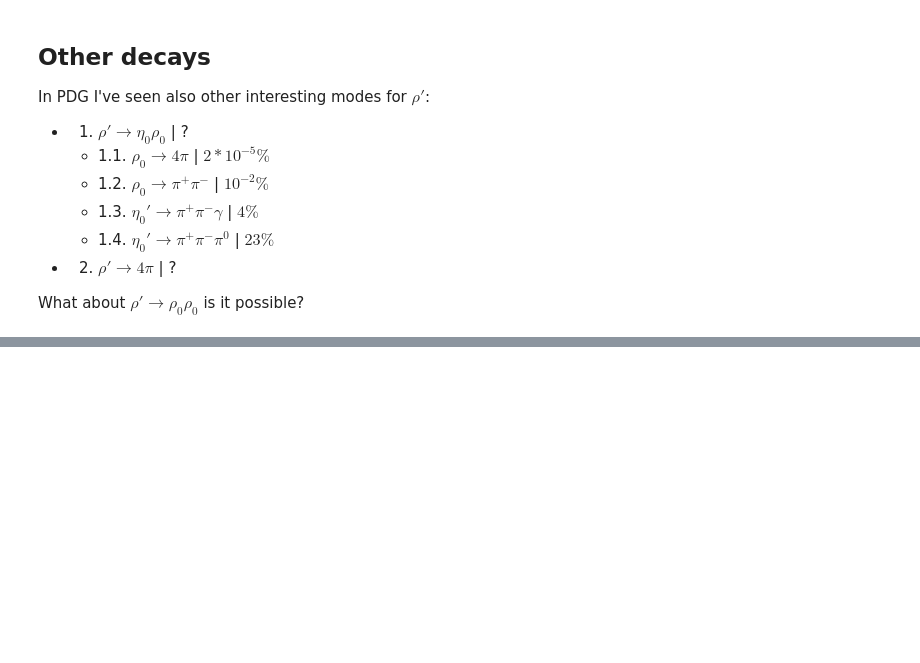
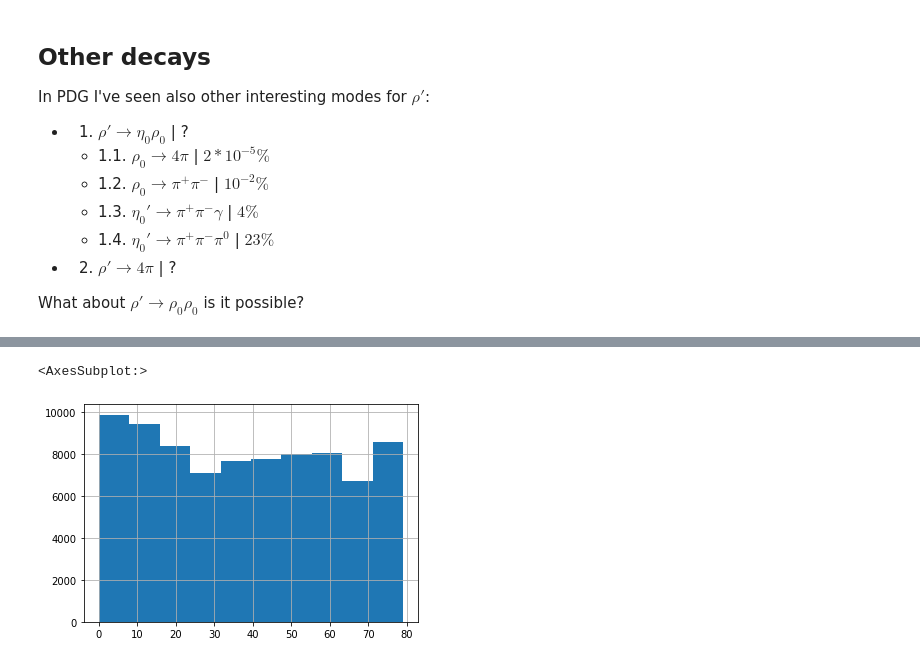
Before and after one commit to bdrum/cern-physics, a Jupyter notebook: notebooks/4TracksAnalysis.ipynb, the cells around one changed output, grey strips where cells are left out. Saved outputs shown, nothing was run; the diff lists cells and outputs as text; code cells hidden in the pictures; blank space fills up the shorter version.

```diff
--- a/notebooks/4TracksAnalysis.ipynb
+++ b/notebooks/4TracksAnalysis.ipynb
@@ -468,0 +517,5 @@ What about $\rho' \rightarrow \rho_0 \rho_0$ is it possible?
+# %%
+track_modules.reset_index().T_ITSModuleInner[track_modules.reset_index().T_ITSModuleInner >= 0].hist()
+# %% [output]
+<AxesSubplot:>
+[figure, added]
```
Also changed, not shown: parts of 18 cells of this notebook, 5 other files.
